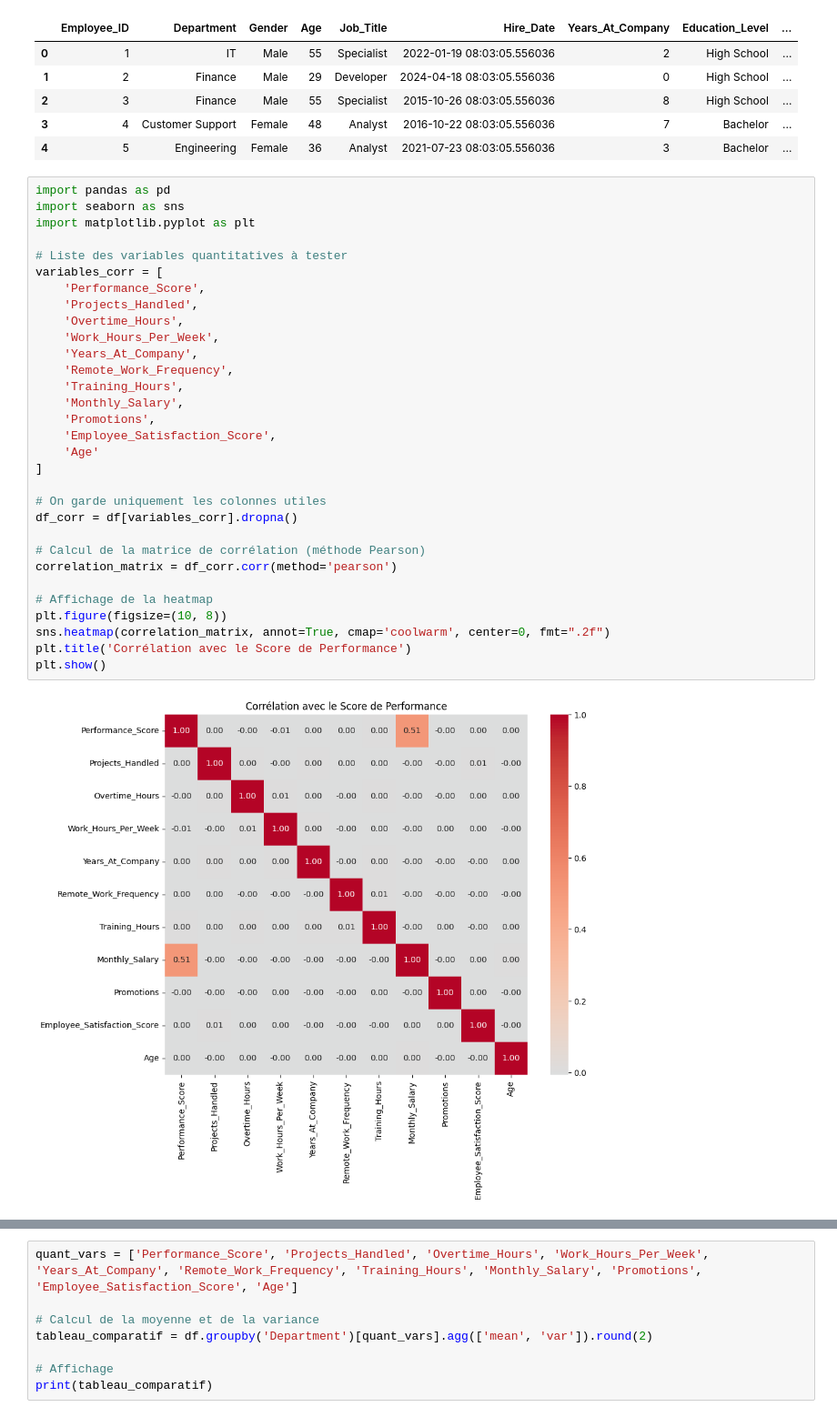
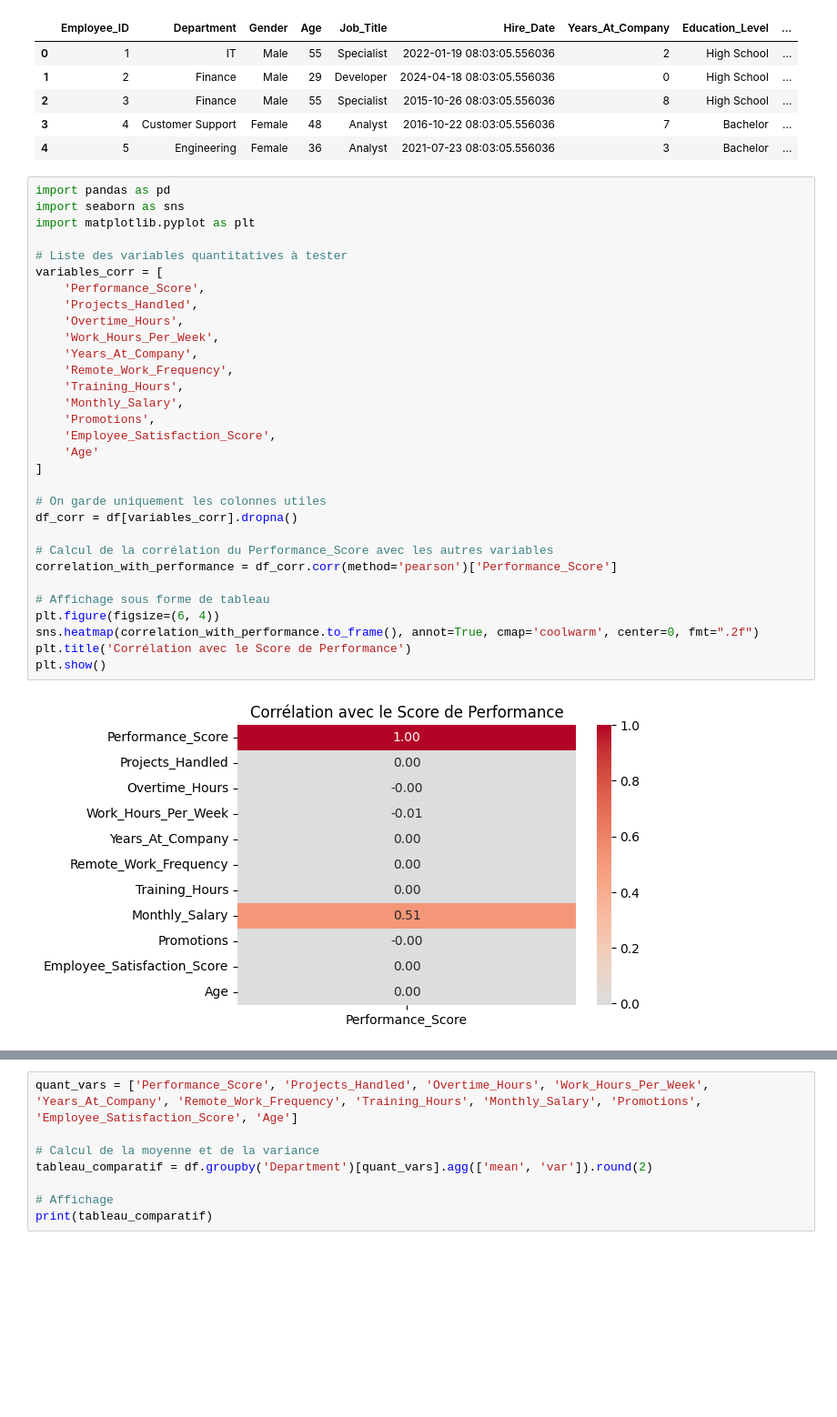
Before and after one commit to SylvainVassr/Data-Analyst-Warmup-Project, a Jupyter notebook: Projet4/Projet4.ipynb, the cells around one changed output, grey strips where cells are left out. Shown at 91% size. Cells and saved outputs as stored; diff of their text form; blank space fills up the shorter version.

```diff
--- a/Projet4/Projet4.ipynb
+++ b/Projet4/Projet4.ipynb
@@ -140,36 +153,36 @@ df.head()
 # %%
 import pandas as pd
 import seaborn as sns
 import matplotlib.pyplot as plt
 
 # Liste des variables quantitatives à tester
 variables_corr = [
     'Performance_Score',
     'Projects_Handled',
     'Overtime_Hours',
     'Work_Hours_Per_Week',
     'Years_At_Company',
     'Remote_Work_Frequency',
     'Training_Hours',
     'Monthly_Salary',
     'Promotions',
     'Employee_Satisfaction_Score',
     'Age'
 ]
 
 # On garde uniquement les colonnes utiles
 df_corr = df[variables_corr].dropna()
 
-# Calcul de la matrice de corrélation (méthode Pearson)
-correlation_matrix = df_corr.corr(method='pearson')
+# Calcul de la corrélation du Performance_Score avec les autres variables
+correlation_with_performance = df_corr.corr(method='pearson')['Performance_Score']
 
-# Affichage de la heatmap
-plt.figure(figsize=(10, 8))
-sns.heatmap(correlation_matrix, annot=True, cmap='coolwarm', center=0, fmt=".2f")
+# Affichage sous forme de tableau
+plt.figure(figsize=(6, 4))
+sns.heatmap(correlation_with_performance.to_frame(), annot=True, cmap='coolwarm', center=0, fmt=".2f")
 plt.title('Corrélation avec le Score de Performance')
 plt.show()
 # %% [output]
-[figure, old version]
+[figure, new version]
 # %%
 import pandas as pd
 import statsmodels.api as sm
```
Also changed, not shown: parts of 9 cells of this notebook, 2 other files.
